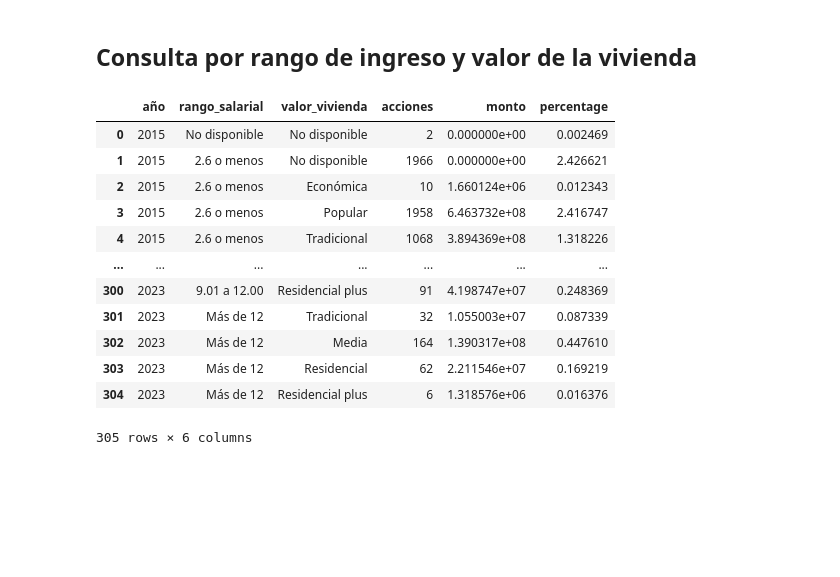
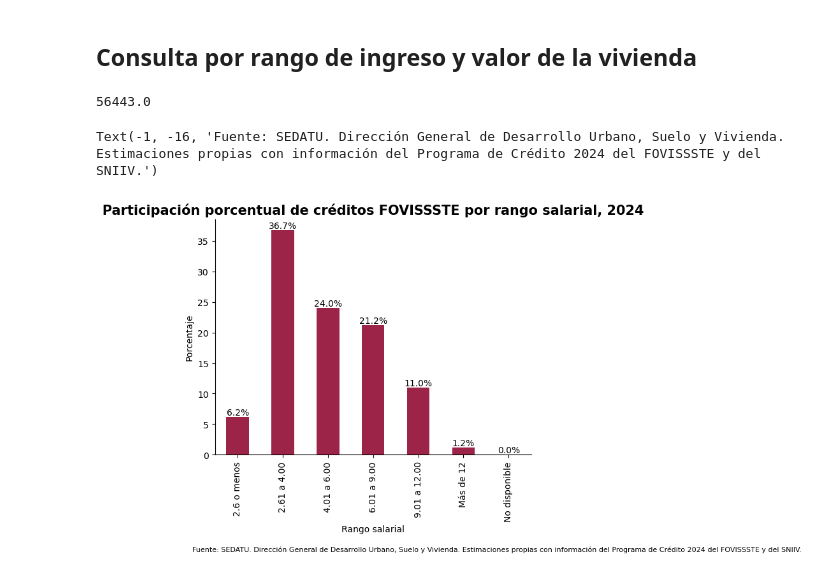
Before and after one commit to coordanalisis-sedatu/fovissste, a Jupyter notebook: prod_credito/prog_cred_fovissste.ipynb, the cells around one changed output. Saved outputs shown, nothing was run; the diff lists cells and outputs as text; code cells hidden in the pictures; blank space fills up the shorter version.

```diff
--- a/prod_credito/prog_cred_fovissste.ipynb
+++ b/prod_credito/prog_cred_fovissste.ipynb
@@ -134,19 +140,32 @@ Text(-1, -16, 'Fuente: SEDATU. Dirección General de Desarrollo Urbano, Suelo y
 # %% [markdown]
 ## Consulta por rango de ingreso y valor de la vivienda
 # %%
-salario = participaciones(consulta(['anio','rango_salarial',"valor_vivienda"]),'acciones',['año'])
-salario
+salario = participaciones(consulta(['anio','rango_salarial']),'acciones',['año'])
+#Porcentaje promedio por entidad
+salario = salario.groupby('rango_salarial')['percentage'].mean().reset_index()
+salario['distr'] = round((salario['percentage'] / 100) * limite_superior,0)
+salario["distr"].sum()
 # %% [output]
-|  | año | rango_salarial | valor_vivienda | acciones | monto | percentage |
-| 0 | 2015 | No disponible | No disponible | 2 | 0.000000e+00 | 0.002469 |
-| 1 | 2015 | 2.6 o menos | No disponible | 1966 | 0.000000e+00 | 2.426621 |
-| 2 | 2015 | 2.6 o menos | Económica | 10 | 1.660124e+06 | 0.012343 |
-| 3 | 2015 | 2.6 o menos | Popular | 1958 | 6.463732e+08 | 2.416747 |
-| 4 | 2015 | 2.6 o menos | Tradicional | 1068 | 3.894369e+08 | 1.318226 |
-| ... | ... | ... | ... | ... | ... | ... |
-| 300 | 2023 | 9.01 a 12.00 | Residencial plus | 91 | 4.198747e+07 | 0.248369 |
-| 301 | 2023 | Más de 12 | Tradicional | 32 | 1.055003e+07 | 0.087339 |
-| 302 | 2023 | Más de 12 | Media | 164 | 1.390317e+08 | 0.447610 |
-| 303 | 2023 | Más de 12 | Residencial | 62 | 2.211546e+07 | 0.169219 |
-| 304 | 2023 | Más de 12 | Residencial plus | 6 | 1.318576e+06 | 0.016376 |
-305 rows × 6 columns
+56443.0
+# %%
+fig, ax = plt.subplots()
+salario.plot(kind='bar', x='rango_salarial', y='percentage', ax=ax,color='#9d2449')
+#Título
+plt.title('Participación porcentual de créditos FOVISSSTE por rango salarial, 2024', fontsize=15, weight='bold')
+#Etiquetas de los ejes
+plt.xlabel('Rango salarial')
+plt.ylabel('Porcentaje')
+#Eliminar marco izquierdo y superior
+ax.spines['right'].set_visible(False)
+ax.spines['top'].set_visible(False)
+#Eliminar leyenda
+ax.get_legend().remove()
+#Poner etiquetas en las barras
+for index, value in enumerate(salario['percentage']):
+    plt.text(index, value, str(round(value,1)) + '%', ha = 'center', va = 'bottom')
+#Fuente del gráfico
+plt.text(-1, -16, 'Fuente: SEDATU. Dirección General de Desarrollo Urbano, Suelo y Vivienda. Estimaciones propias con información del '
+                'Programa de Crédito 2024 del FOVISSSTE y del SNIIV.', ha = 'left', va = 'bottom', fontsize=8)
+# %% [output]
+Text(-1, -16, 'Fuente: SEDATU. Dirección General de Desarrollo Urbano, Suelo y Vivienda. Estimaciones propias con información del Programa de Crédito 2024 del FOVISSSTE y del SNIIV.')
+[figure, added]
```
Also changed, not shown: parts of 5 cells of this notebook.
